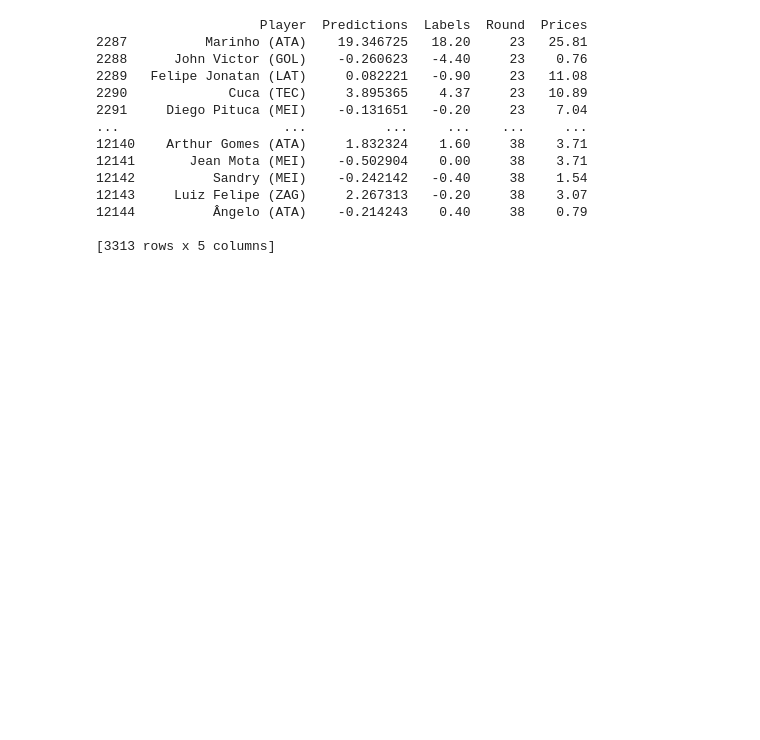
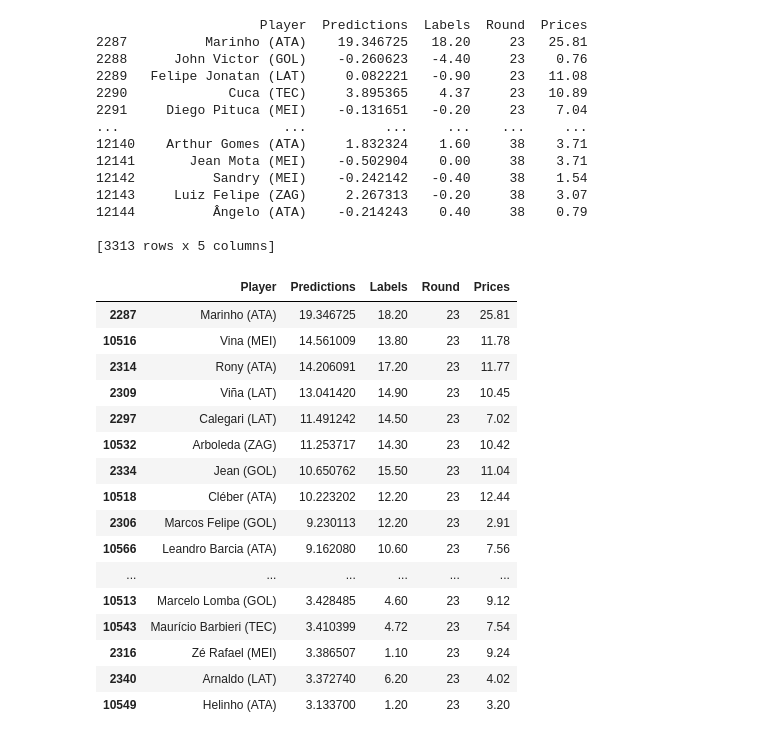
Before and after one commit to carlooshh/handson-cartola-ml, a Jupyter notebook: cartola-ml.ipynb, the cells around one changed output. Cells and saved outputs as stored; diff of their text form; code cells hidden in the pictures; blank space fills up the shorter version.

```diff
--- a/cartola-ml.ipynb
+++ b/cartola-ml.ipynb
@@ -839,3 +859,23 @@ print(xgb_reg_result)
 [3313 rows x 5 columns]
 # %%
 saveResult(xgb_reg_result, "xgb")
+# %%
+xgb_reg_result.sort_values(['Round', 'Predictions'], ascending=[True, False]).head(50)
+# %% [output]
+|  | Player | Predictions | Labels | Round | Prices |
+| 2287 | Marinho (ATA) | 19.346725 | 18.20 | 23 | 25.81 |
+| 10516 | Vina (MEI) | 14.561009 | 13.80 | 23 | 11.78 |
+| 2314 | Rony (ATA) | 14.206091 | 17.20 | 23 | 11.77 |
+| 2309 | Viña (LAT) | 13.041420 | 14.90 | 23 | 10.45 |
+| 2297 | Calegari (LAT) | 11.491242 | 14.50 | 23 | 7.02 |
+| 10532 | Arboleda (ZAG) | 11.253717 | 14.30 | 23 | 10.42 |
+| 2334 | Jean (GOL) | 10.650762 | 15.50 | 23 | 11.04 |
+| 10518 | Cléber (ATA) | 10.223202 | 12.20 | 23 | 12.44 |
+| 2306 | Marcos Felipe (GOL) | 9.230113 | 12.20 | 23 | 2.91 |
+| 10566 | Leandro Barcia (ATA) | 9.162080 | 10.60 | 23 | 7.56 |
+| ... | ... | ... | ... | ... | ... |
+| 10513 | Marcelo Lomba (GOL) | 3.428485 | 4.60 | 23 | 9.12 |
+| 10543 | Maurício Barbieri (TEC) | 3.410399 | 4.72 | 23 | 7.54 |
+| 2316 | Zé Rafael (MEI) | 3.386507 | 1.10 | 23 | 9.24 |
+| 2340 | Arnaldo (LAT) | 3.372740 | 6.20 | 23 | 4.02 |
+| 10549 | Helinho (ATA) | 3.133700 | 1.20 | 23 | 3.20 |
```
Also changed, not shown: parts of 8 cells of this notebook, 1 other file.
